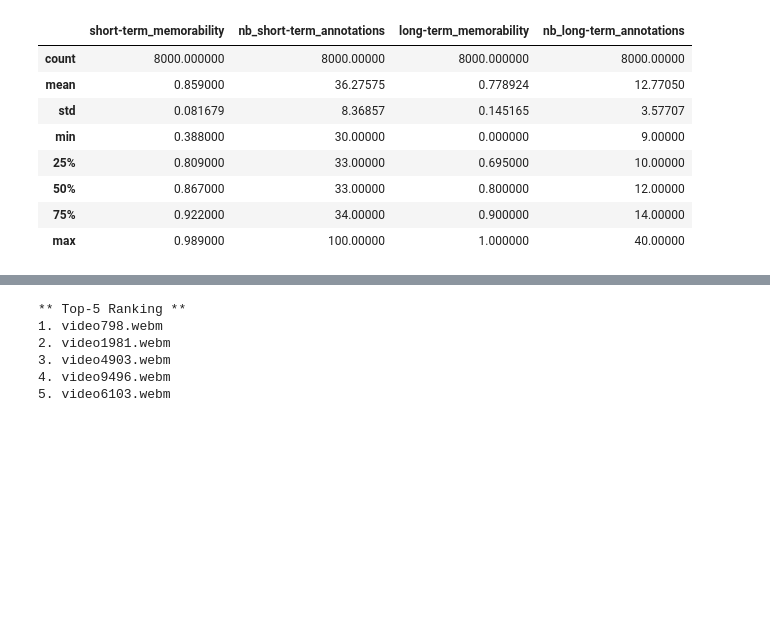
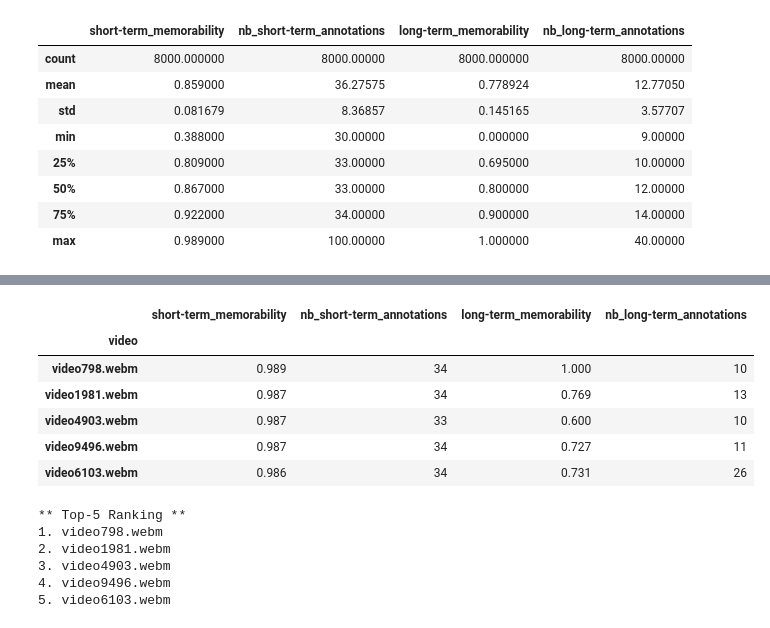
Before and after one commit to dazcona/memorability, a Jupyter notebook: src/notebooks/1. EDA for Groundtruth.ipynb, the cells around one changed output, grey strips where cells are left out. Saved outputs shown, nothing was run; the diff lists cells and outputs as text; code cells hidden in the pictures; blank space fills up the shorter version.

```diff
--- a/src/notebooks/1. EDA for Groundtruth.ipynb
+++ b/src/notebooks/1. EDA for Groundtruth.ipynb
@@ -111,6 +111,16 @@ img = pd.cut(dev_ground_truth['nb_short-term_annotations'], bins=range(0, 110, 1
 img.get_figure().savefig('../../figures/Exploring_nb_short-term_annotations.png', bbox_inches='tight')
 # %%
 # show videos of high vs low memorabilty using their frames... extract frames and show that
+# %%
+dev_ground_truth.sort_values('short-term_memorability', ascending=False).head(5)
+# %% [output]
+|  | short-term_memorability | nb_short-term_annotations | long-term_memorability | nb_long-term_annotations |
+| video |  |  |  |  |
+| video798.webm | 0.989 | 34 | 1.000 | 10 |
+| video1981.webm | 0.987 | 34 | 0.769 | 13 |
+| video4903.webm | 0.987 | 33 | 0.600 | 10 |
+| video9496.webm | 0.987 | 34 | 0.727 | 11 |
+| video6103.webm | 0.986 | 34 | 0.731 | 26 |
 # %%
 N = 5
 print('** Top-{} Ranking **'.format(N))
```
Also changed, not shown: parts of 5 cells of this notebook, 5 other files.
